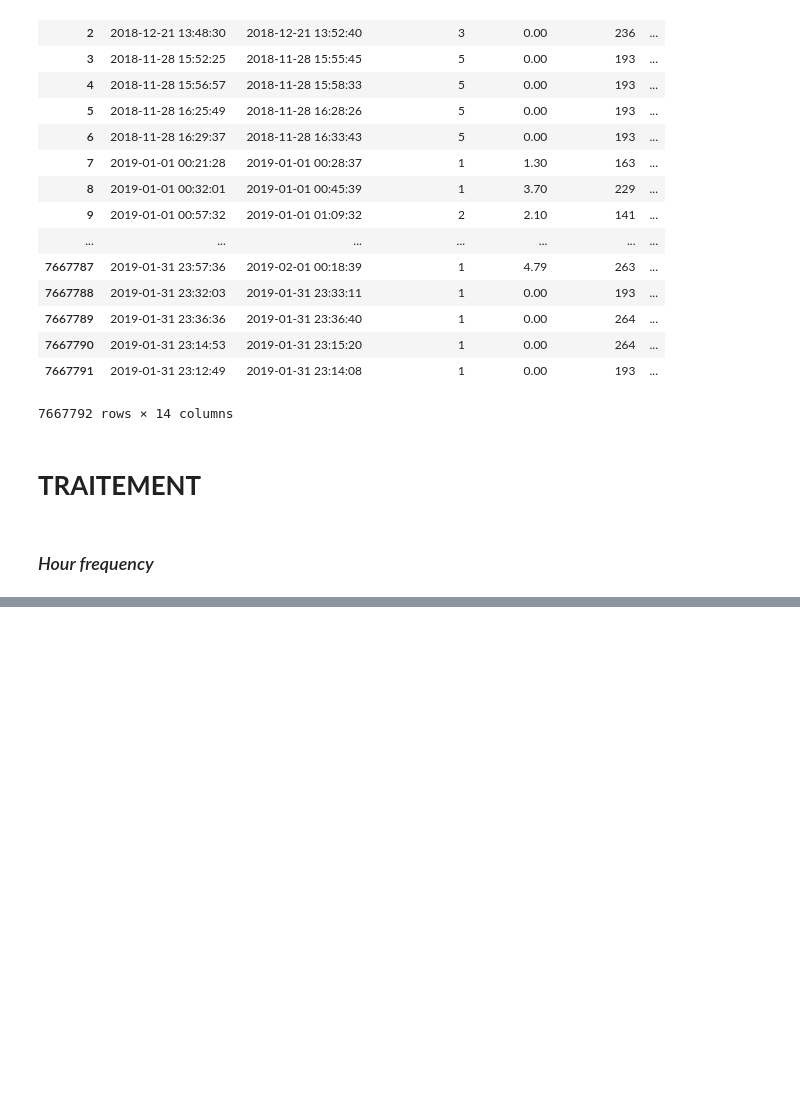
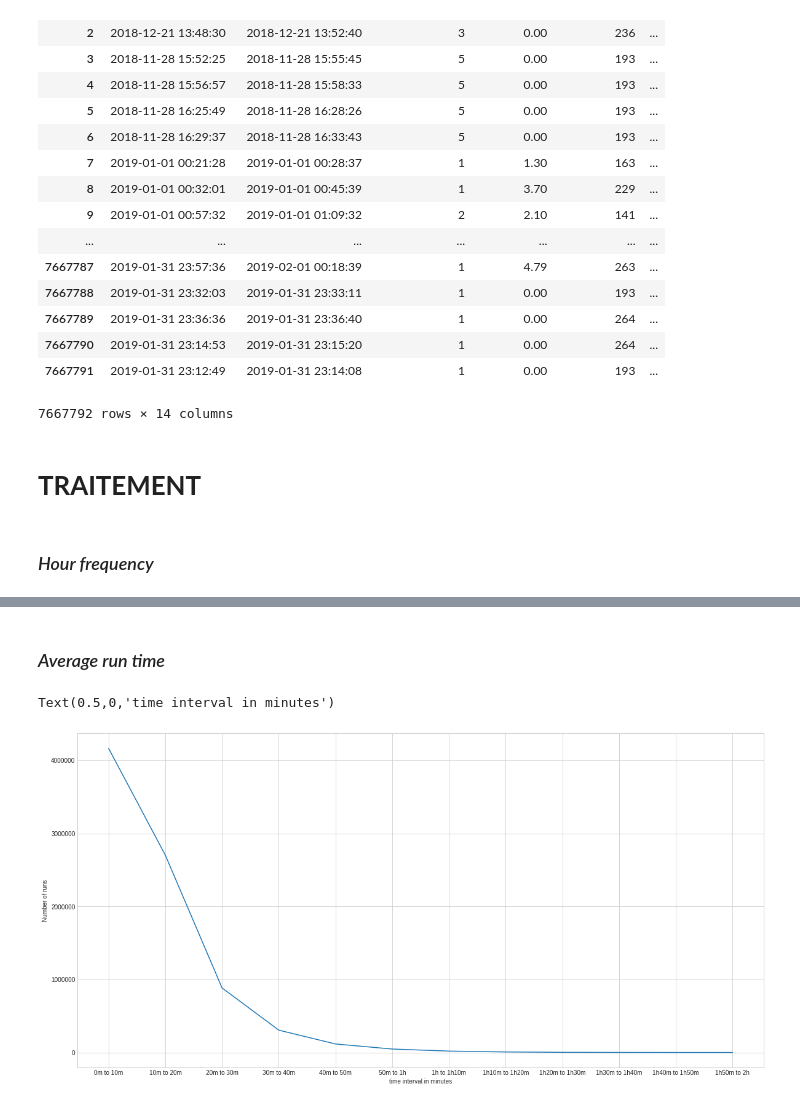
Before and after one commit to timnll/ProjetBigData, a Jupyter notebook: NYC_Taxi_Records.ipynb, the cells around one changed output, grey strips where cells are left out. Cells and saved outputs as stored; diff of their text form; code cells hidden in the pictures; blank space fills up the shorter version.

```diff
--- a/NYC_Taxi_Records.ipynb
+++ b/NYC_Taxi_Records.ipynb
@@ -138,0 +130,26 @@ Text(0.5,0,'hours')
+# %% [markdown]
+### *Average run time*
+# %%
+Average_time_run = []
+runs = []
+time_interval = 10
+time_interval_label = [0, 1*time_interval, 2*time_interval,3*time_interval,
+                       4*time_interval, 5*time_interval,6*time_interval,
+                       7*time_interval, 8*time_interval, 9*time_interval,
+                       10*time_interval, 11*time_interval]
+
+for interval in time_interval_label:
+  runs = runs_2019_01[(runs_2019_01['tpep_dropoff_datetime'] - runs_2019_01['tpep_pickup_datetime']).astype('timedelta64[m]').between(interval, interval + time_interval)]
+  Average_time_run.append(len(runs))
+
+#print(Average_time_run)
+
+plt.figure(figsize=(20,10))
+ax = plt.axes()
+x_label = ["0m to 10m", "10m to 20m", "20m to 30m", "30m to 40m", "40m to 50m", "50m to 1h", "1h to 1h10m", "1h10m to 1h20m", "1h20m to 1h30m", "1h30m to 1h40m", "1h40m to 1h50m", "1h50m to 2h"]
+ax.plot(x_label,Average_time_run)
+plt.ylabel("Number of runs")
+plt.xlabel("time interval in minutes")
+# %% [output]
+Text(0.5,0,'time interval in minutes')
+[figure, added]
```
Also changed, not shown: parts of 1 cell of this notebook.
